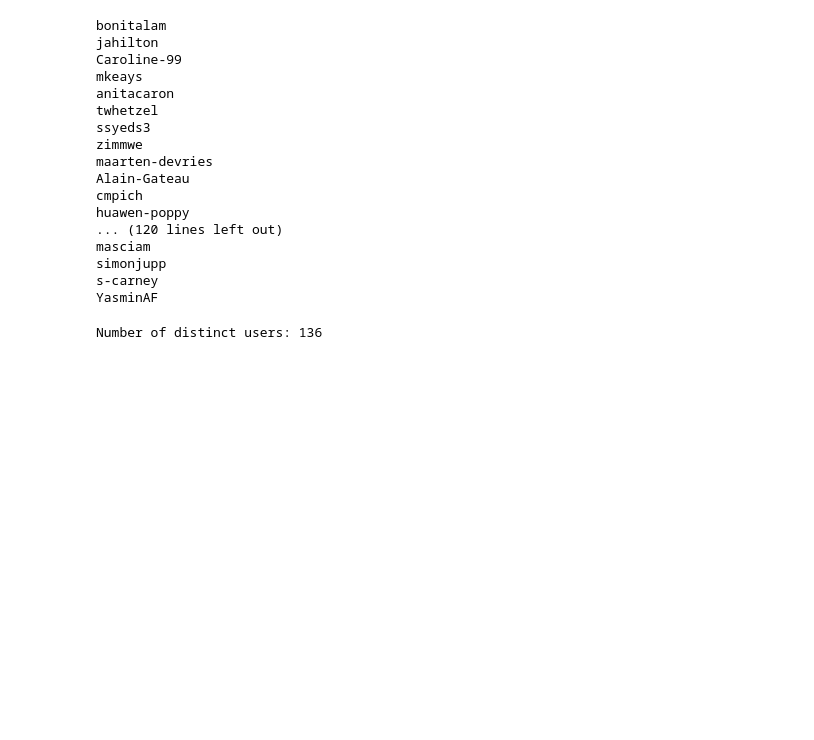
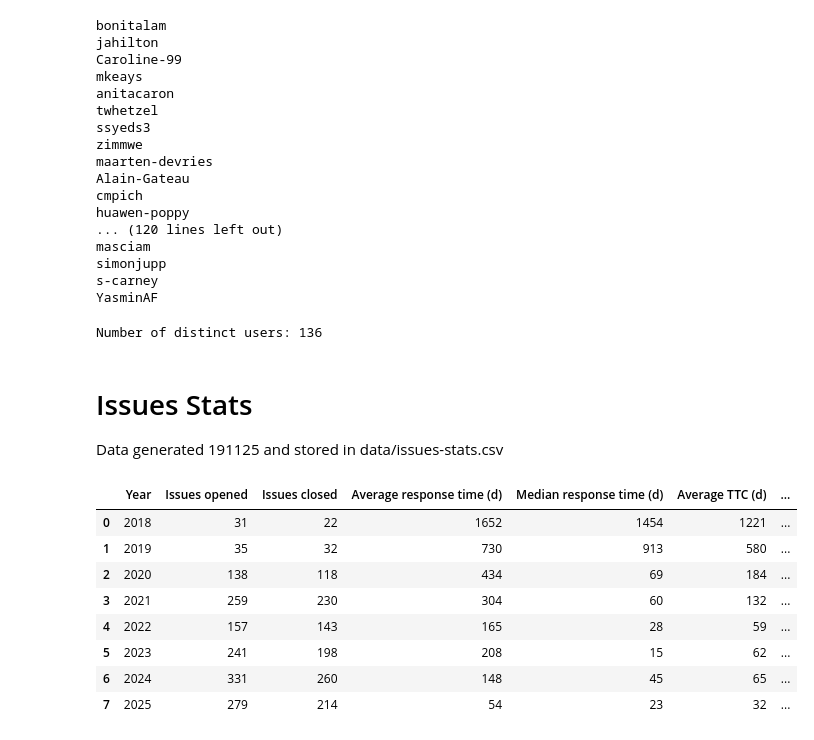
Before and after one commit to shawntanzk/cl-manuscript, a Jupyter notebook: github-stats/github-stats.ipynb, the cells around one changed output. Cells and saved outputs as stored; diff of their text form; code cells hidden in the pictures; blank space fills up the shorter version.

```diff
--- a/github-stats/github-stats.ipynb
+++ b/github-stats/github-stats.ipynb
@@ -49,3 +49,6 @@ user_count = len(distinct_users)
 print(f"Number of distinct users: {user_count}")
 # %% [output]
 Number of distinct users: 136
+# %% [markdown]
+# Issues Stats
+Data generated 191125 and stored in data/issues-stats.csv
@@ -51,0 +61,12 @@ Number of distinct users: 136
+# %%
+issues
+# %% [output]
+|  | Year | Issues opened | Issues closed | Average response time (d) | Median response time (d) | Average TTC (d) | ... |
+| 0 | 2018 | 31 | 22 | 1652 | 1454 | 1221 | ... |
+| 1 | 2019 | 35 | 32 | 730 | 913 | 580 | ... |
+| 2 | 2020 | 138 | 118 | 434 | 69 | 184 | ... |
+| 3 | 2021 | 259 | 230 | 304 | 60 | 132 | ... |
+| 4 | 2022 | 157 | 143 | 165 | 28 | 59 | ... |
+| 5 | 2023 | 241 | 198 | 208 | 15 | 62 | ... |
+| 6 | 2024 | 331 | 260 | 148 | 45 | 65 | ... |
+| 7 | 2025 | 279 | 214 | 54 | 23 | 32 | ... |
```
Also changed, not shown: parts of 3 cells of this notebook, 1 other file.
